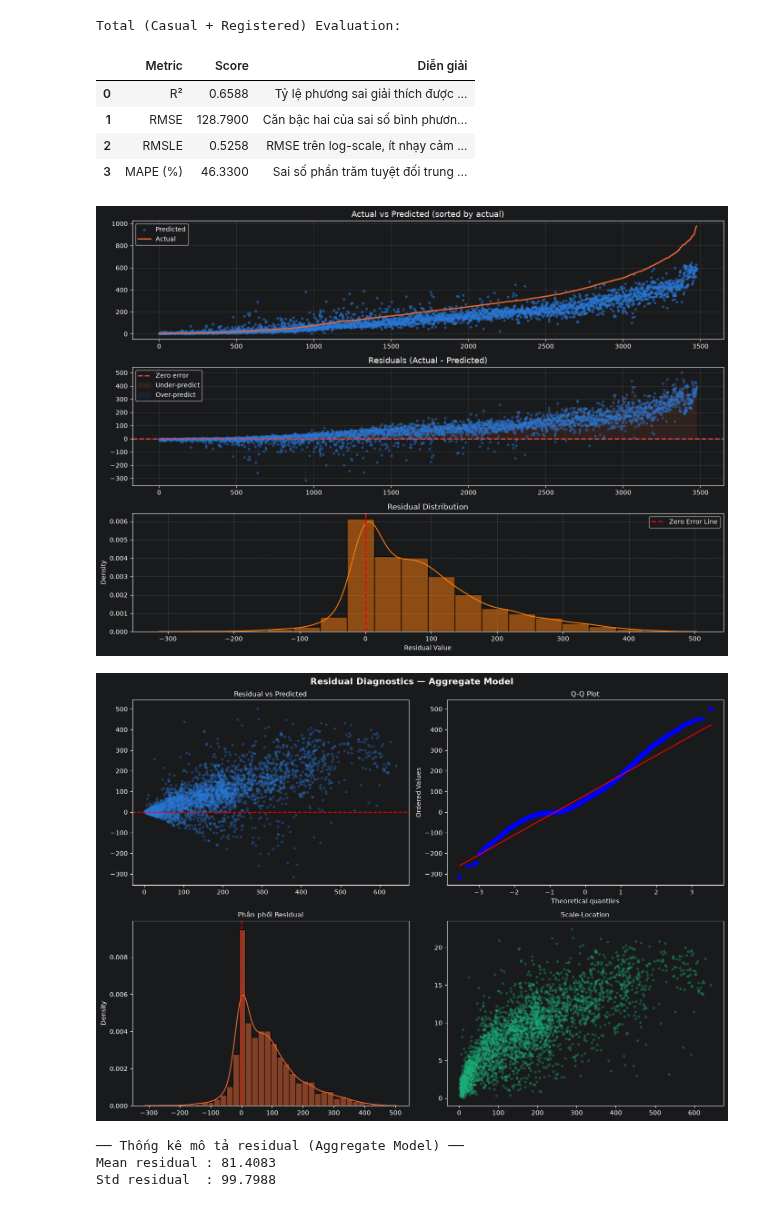
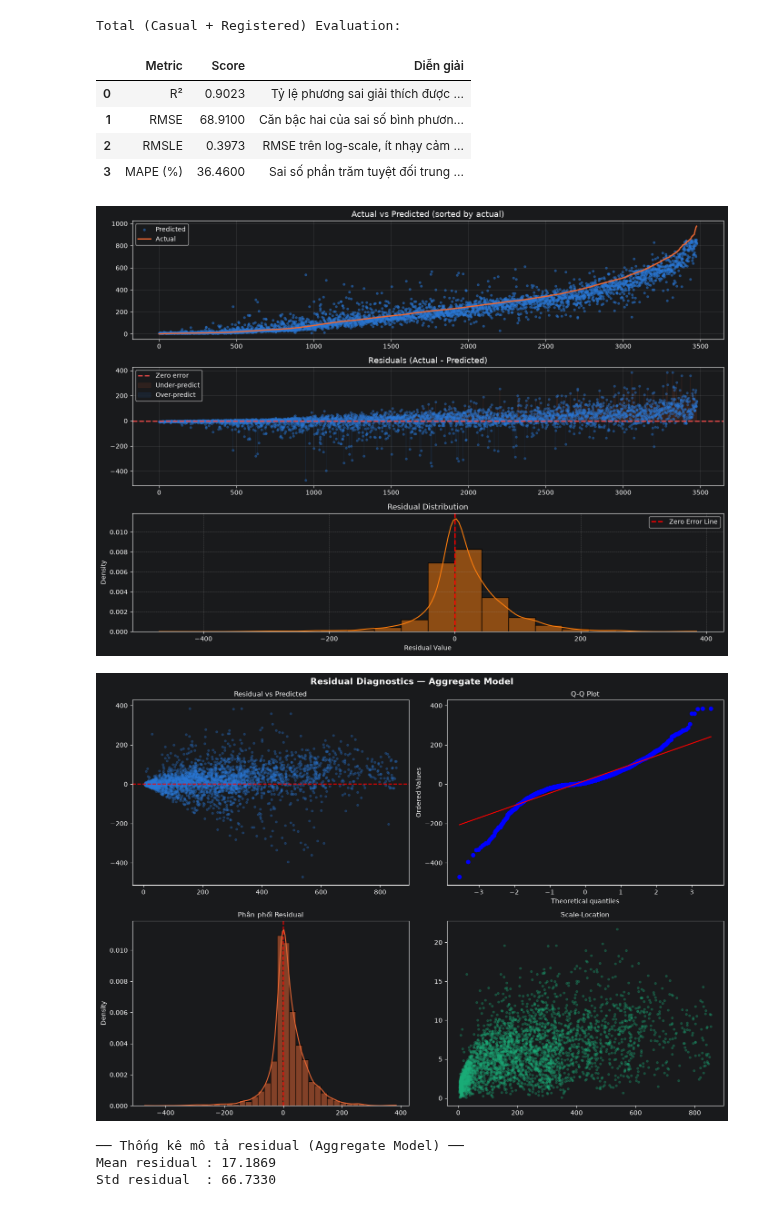
Before and after one commit to undead04/Forecasting-the-number-of-hourly-car-rentals, a Jupyter notebook: notebooks/04_model_evaluation_and_inference.ipynb, the cells around one changed output. Saved outputs shown, nothing was run; the diff lists cells and outputs as text; code cells hidden in the pictures.

```diff
--- a/notebooks/04_model_evaluation_and_inference.ipynb
+++ b/notebooks/04_model_evaluation_and_inference.ipynb
@@ -44,7 +46,7 @@ memory usage: 190.2 KB
 # %%
-cat_cols = ["mnth","hr","weekday","workingday","is_weekend_leisure"]
+cat_cols = ["mnth","hr","yr","weekday","workingday","is_weekend_leisure"]
 X_test_casual[cat_cols] = X_test_casual[cat_cols].astype("category")
-cat_cols = ["mnth","hr","weekday","workingday","is_weekend_leisure","is_rush_hour"]
+cat_cols = ["mnth","hr","yr","weekday","workingday","is_weekend_leisure","is_rush_hour"]
 X_test_registered[cat_cols] = X_test_registered[cat_cols].astype("category")
 # %%
 y_test_casual = pd.read_csv("../datas/y_test_casual.csv")
@@ -202,22 +204,22 @@ Std residual  : 88.4187
 # %%
 print("\nTotal (Casual + Registered) Evaluation:")
 y_pred_total = y_pred_cas + y_pred_reg
-y_test_total = y_test_registered.values + y_test_casual.values
+y_test_total = y_test_registered.iloc[:, 0] + y_test_casual.iloc[:, 0]
 # %% [output]
 Total (Casual + Registered) Evaluation:
 # %%
-total_metrics = calculate_metrics(np.asarray(y_test_total).ravel(), y_pred_total)
+total_metrics = calculate_metrics(y_test_total, y_pred_total)
 display(generate_evaluation_report(total_metrics))
 plot_evaluate_sorted(y_test_total, y_pred_total)
 plot_residual_diagnostics(y_test_total, y_pred_total, "Aggregate Model")
 # %% [output]
 |  | Metric | Score | Diễn giải |
-| 0 | R² | 0.6588 | Tỷ lệ phương sai giải thích được ... |
-| 1 | RMSE | 128.7900 | Căn bậc hai của sai số bình phươn... |
-| 2 | RMSLE | 0.5258 | RMSE trên log-scale, ít nhạy cảm ... |
-| 3 | MAPE (%) | 46.3300 | Sai số phần trăm tuyệt đối trung ... |
+| 0 | R² | 0.9023 | Tỷ lệ phương sai giải thích được ... |
+| 1 | RMSE | 68.9100 | Căn bậc hai của sai số bình phươn... |
+| 2 | RMSLE | 0.3973 | RMSE trên log-scale, ít nhạy cảm ... |
+| 3 | MAPE (%) | 36.4600 | Sai số phần trăm tuyệt đối trung ... |
-[figure, old version]
+[figure, new version]
-[figure, old version]
+[figure, new version]
 ── Thống kê mô tả residual (Aggregate Model) ──
-Mean residual : 81.4083
-Std residual  : 99.7988
+Mean residual : 17.1869
+Std residual  : 66.7330
```
Also changed, not shown: parts of 3 cells of this notebook, 11 other files.
